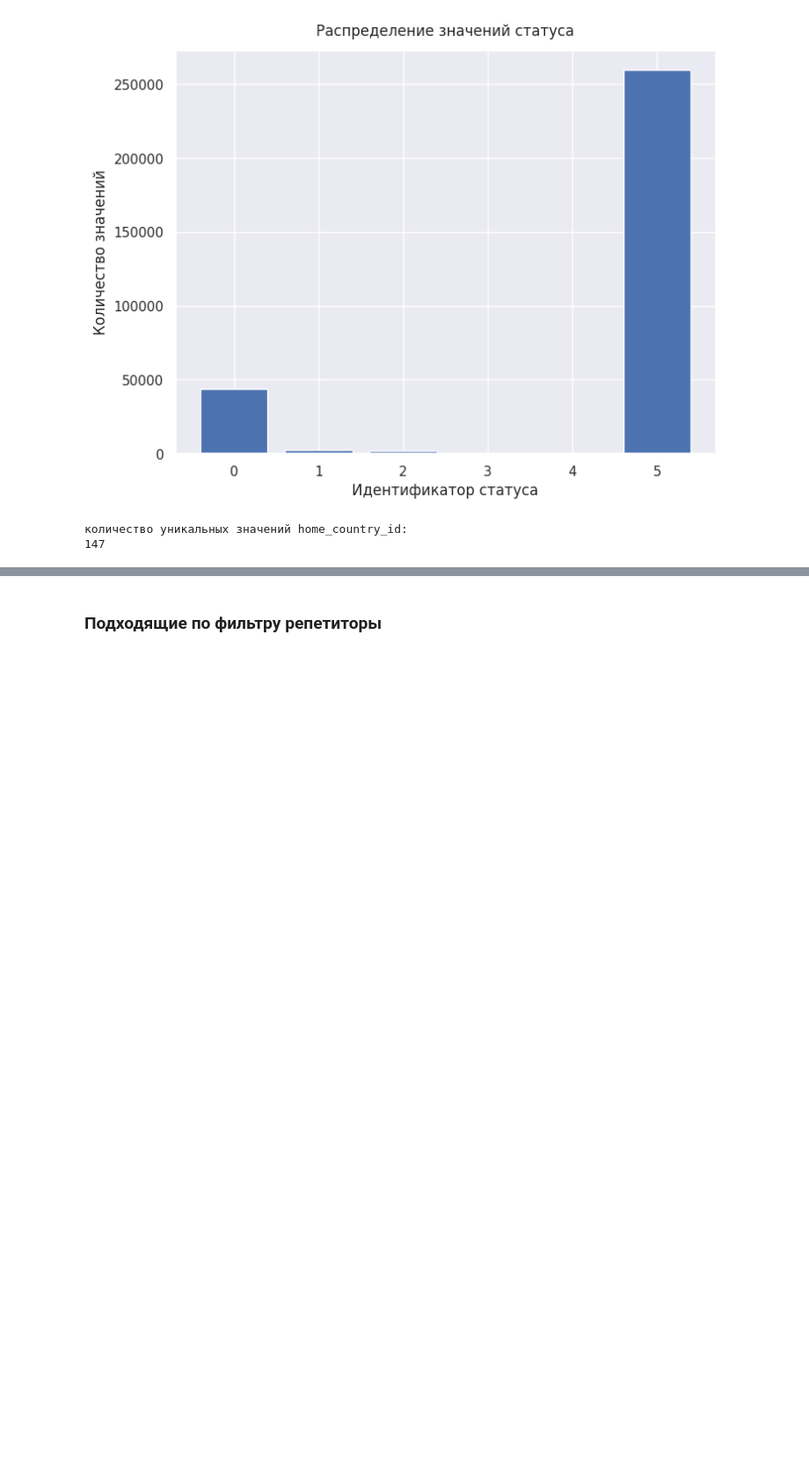
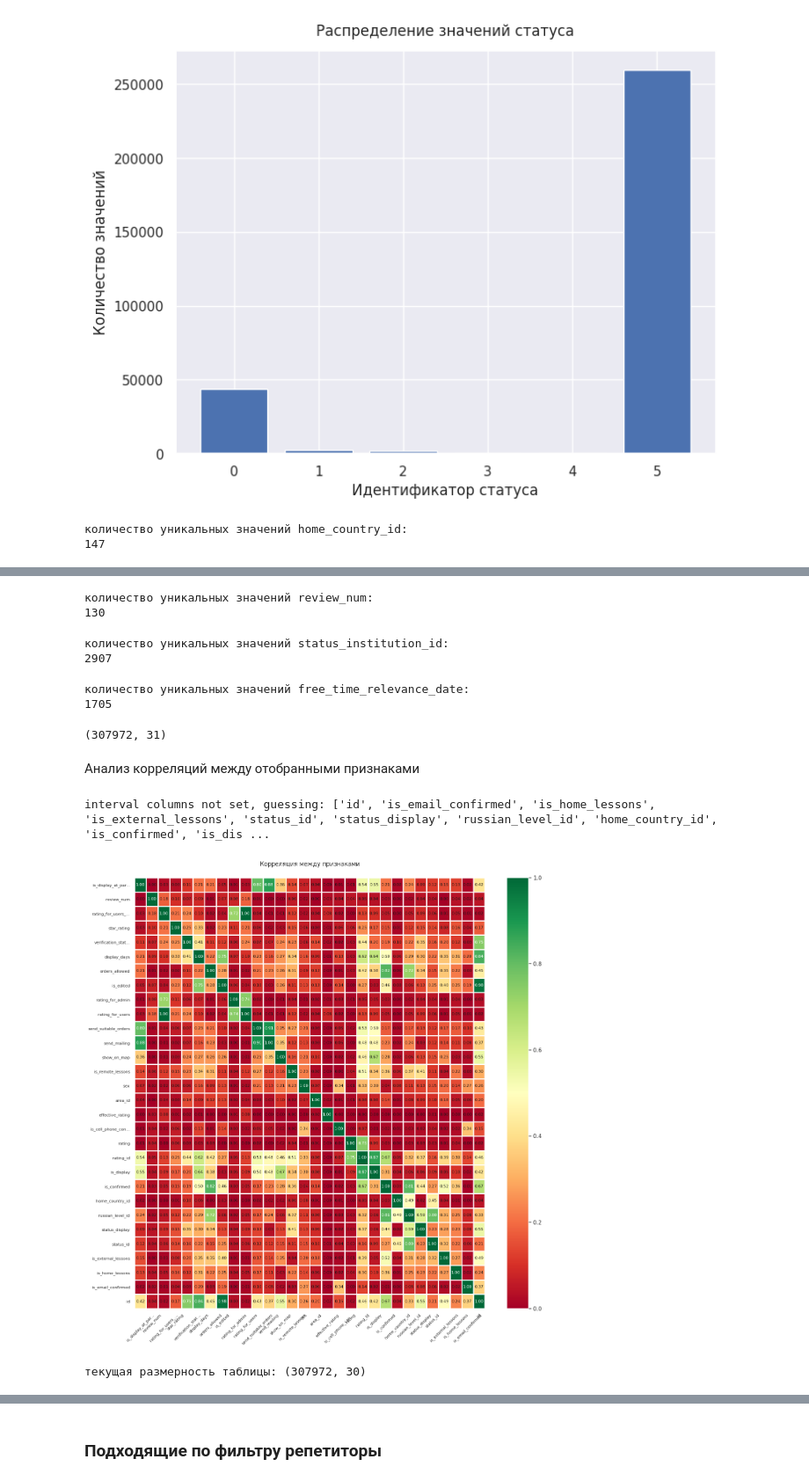
Before and after one commit to denis-42ds/classification_of_payment_requests, a Jupyter notebook: classification_of_payment_requests.ipynb, the cells around one changed output, grey strips where cells are left out. Shown at 88% size. Drawn from its saved outputs; the diff is of its cells as text; code cells hidden in the pictures; blank space fills up the shorter version.

```diff
--- a/classification_of_payment_requests.ipynb
+++ b/classification_of_payment_requests.ipynb
@@ -1131,8 +1265,26 @@ memory usage: 124.9 MB
+# %%
+print(f"""количество уникальных значений review_num:
+{teachers_info['review_num'].nunique()}""")
+# %% [output]
+количество уникальных значений review_num:
+130
+# %%
+print(f"""количество уникальных значений status_institution_id:
+{teachers_info['status_institution_id'].nunique()}""")
+# %% [output]
+количество уникальных значений status_institution_id:
+2907
+# %%
+print(f"""количество уникальных значений free_time_relevance_date:
+{teachers_info['free_time_relevance_date'].nunique()}""")
+# %% [output]
+количество уникальных значений free_time_relevance_date:
+1705
 # %%
 teachers_info.drop(['date_update',
                     'reg_date',
                     'birth_date',
-                    'teeching_start_date',
+                    'teaching_start_date',
                     'user_id',
                     'external_comments',
                     'lesson_duration',
@@ -1141,10 +1293,48 @@ teachers_info.drop(['date_update',
                     'status_school_id',
                     'status_college_id',
                     'status_relevant_date',
-                    'information'],
-                   inplace=True
+                    'information',
+                    'photo_path',
+                    'comments',
+                    'rules_confirmed_date',
+                    'last_visited',
+                    'is_pupils_needed',
+                    'pupil_needed_date',
+                    'amount_to_pay',
+                    'remote_comments',
+                    'passport_id',
+                    'is_individual',
+                    'partner_id',
+                    'relevance_date',
+                    'status_institution_id',
+                    'free_time_relevance_date'],
+                   inplace=True,
                    axis=1)
-teachers_info.reset_index(drop=True, inplace=True)
+print(f"текущая размерность таблицы: {teachers_info.shape}")
+# %% [output]
+(307972, 31)
+# %% [markdown]
+Анализ корреляций между отобранными признаками
+# %%
+phik_overview_ti = teachers_info.phik_matrix()
+
+sns.set()
+plot_correlation_matrix(phik_overview_ti.values,
+                        x_labels=phik_overview_ti.columns,
+                        y_labels=phik_overview_ti.index,
+                        vmin=0, vmax=1,
+                        fontsize_factor=0.8, figsize=(14, 14))
+plt.xticks(rotation=45)
+plt.title('Корреляция между признаками', fontsize=12, y=1.02)
+plt.tight_layout()
+# %% [output]
+interval columns not set, guessing: ['id', 'is_email_confirmed', 'is_home_lessons', 'is_external_lessons', 'status_id', 'status_display', 'russian_level_id', 'home_country_id', 'is_confirmed', 'is_dis ...
+[figure, added]
+# %%
+teachers_info.drop(['rating_for_users_yesterday'], inplace=True, axis=1)
+print(f"текущая размерность таблицы: {teachers_info.shape}")
+# %% [output]
+текущая размерность таблицы: (307972, 30)
 # %% [markdown]
 #### Выводы и наблюдения
 - полных дубликатов строк не обнаружено;
```
Also changed, not shown: parts of 40 cells of this notebook.
